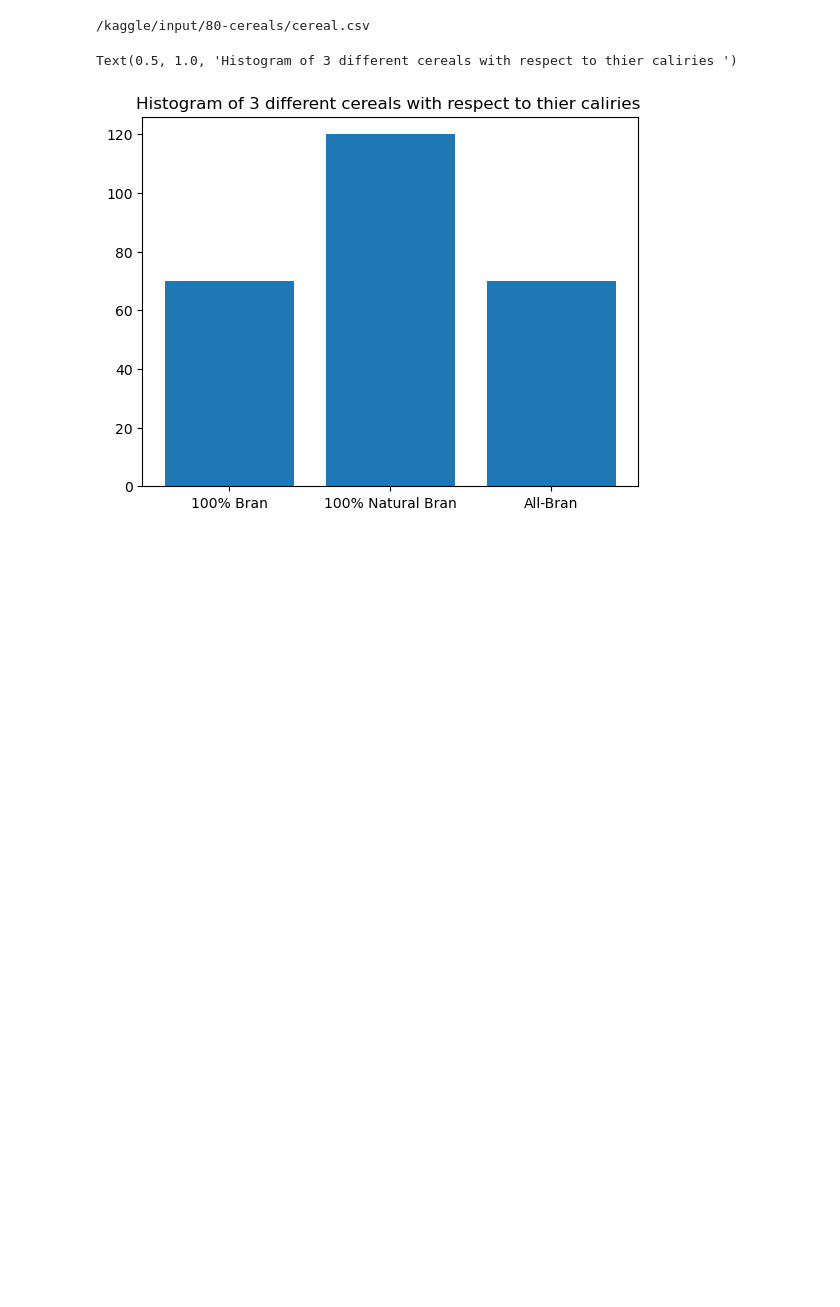
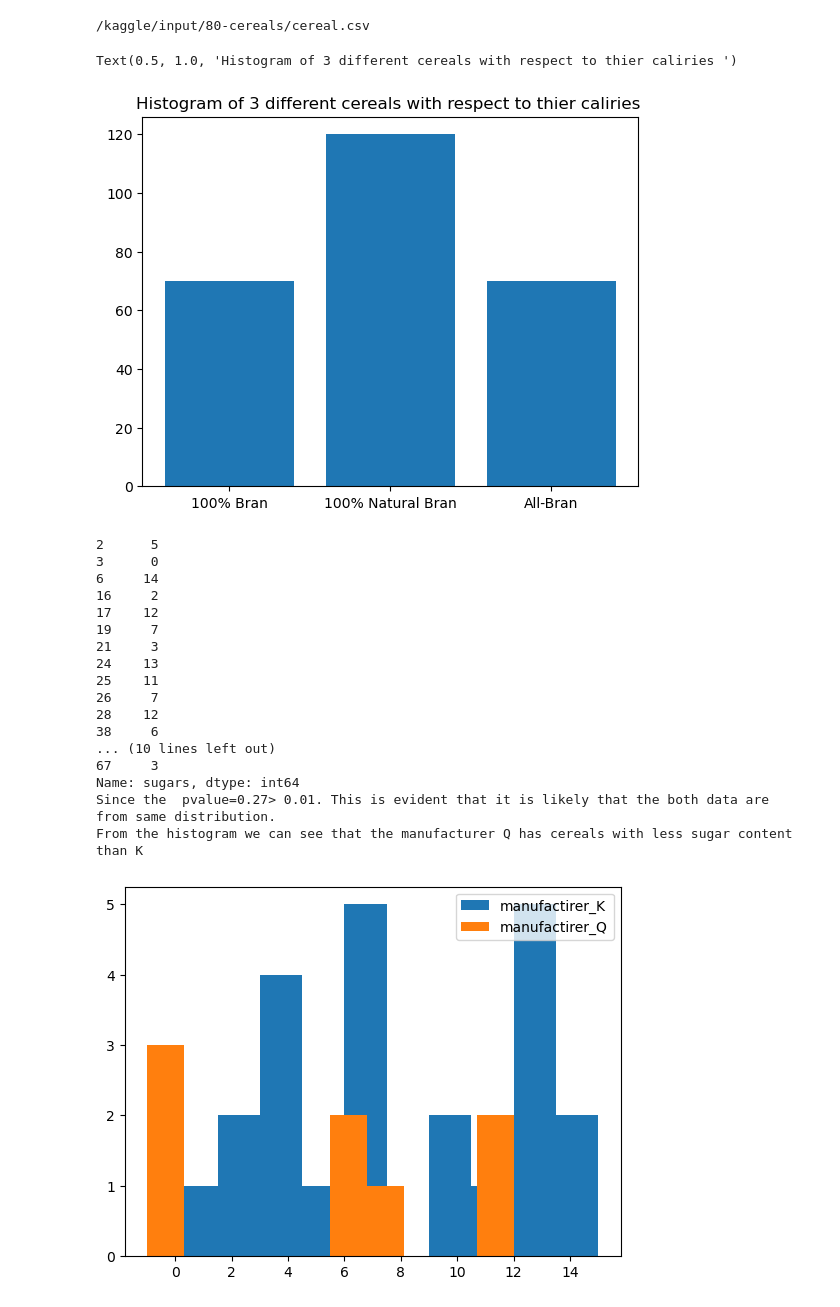
Before and after one commit to lily01awasthi/Data-Analysis, a Jupyter notebook: 5-day-data-challenge-day-1.ipynb, the cells around one changed output. Cells and saved outputs as stored; diff of their text form; code cells hidden in the pictures; blank space fills up the shorter version.

Commit message:
Performed T-test to compare two groups of data using T-test.

```diff
--- a/5-day-data-challenge-day-1.ipynb
+++ b/5-day-data-challenge-day-1.ipynb
@@ -30,3 +33,34 @@ plt.title("Histogram of 3 different cereals with respect to thier caliries ")
 /kaggle/input/80-cereals/cereal.csv
 Text(0.5, 1.0, 'Histogram of 3 different cereals with respect to thier caliries ')
 [figure]
+# %%
+# performing T-test for compairing between two different type of cereals
+cereal_1 = df['sugars'][df["mfr"] == "K"]
+cereal_2 = df['sugars'][df["mfr"] == "Q"]
+print(cereal_1)
+ttest_ind(cereal_1,cereal_2,equal_var=False)
+print("Since the  pvalue=0.27> 0.01. This is evident that it is likely that the both data are from same distribution.")
+
+plt.hist(cereal_1,label="manufactirer_K")
+plt.hist(cereal_2, label="manufactirer_Q")
+plt.legend(loc="upper right")
+print("From the histogram we can see that the manufacturer Q has cereals with less sugar content than K")
+# %% [output]
+2      5
+3      0
+6     14
+16     2
+17    12
+19     7
+21     3
+24    13
+25    11
+26     7
+28    12
+38     6
+... (10 lines left out)
+67     3
+Name: sugars, dtype: int64
+Since the  pvalue=0.27> 0.01. This is evident that it is likely that the both data are from same distribution.
+From the histogram we can see that the manufacturer Q has cereals with less sugar content than K
+[figure, added]
```
Also changed, not shown: parts of 2 cells of this notebook.
